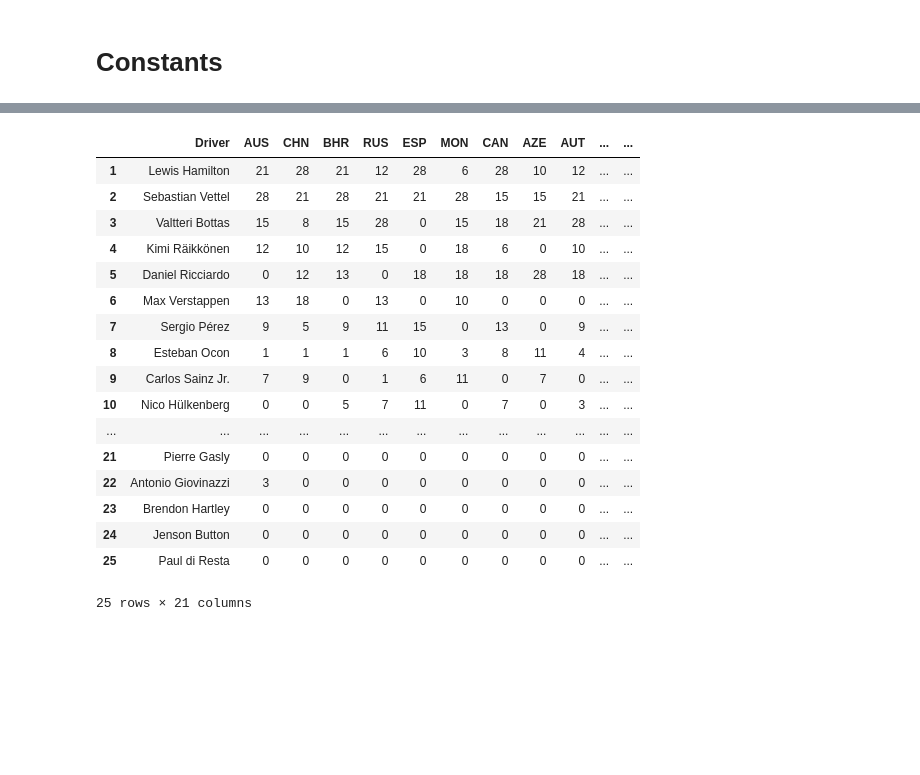
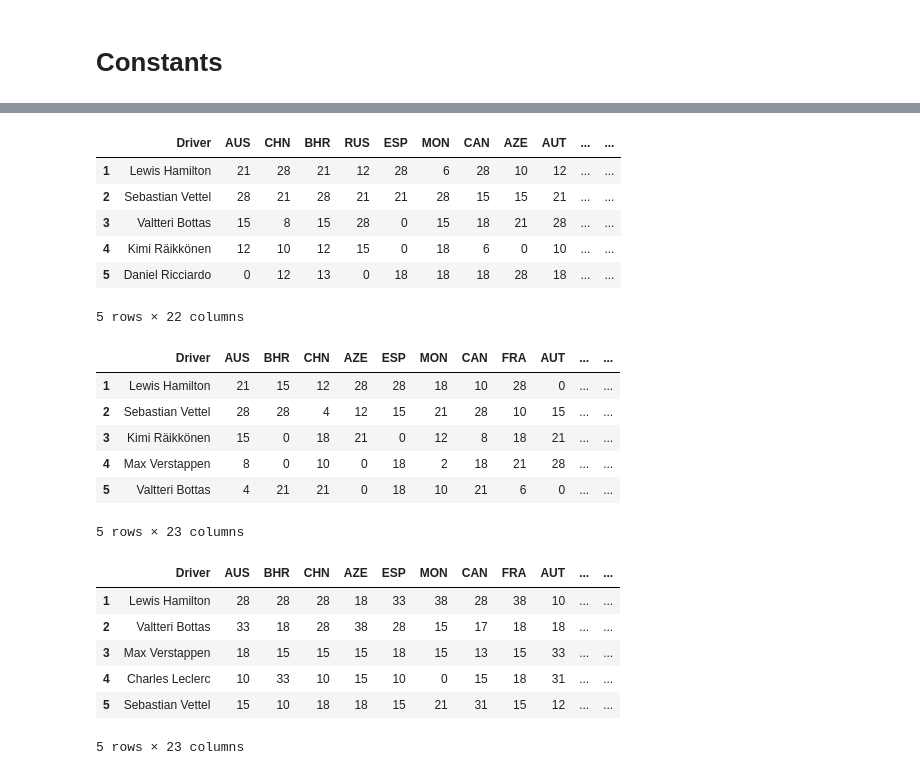
Before and after one commit to trentwoodbury/f1-simulator, a Jupyter notebook: data_scraping.ipynb, the cells around one changed output, grey strips where cells are left out. Cells and saved outputs as stored; diff of their text form; code cells hidden in the pictures; blank space fills up the shorter version.

```diff
--- a/data_scraping.ipynb
+++ b/data_scraping.ipynb
@@ -248,21 +229,30 @@ score_teammates_final_df = update_scores_by_comparison(position_teammates_df, sc
-# %%
-score_teammates_final_df
-# %% [output]
-|  | Driver | AUS | CHN | BHR | RUS | ESP | MON | CAN | AZE | AUT | ... | ... |
-| 1 | Lewis Hamilton | 21 | 28 | 21 | 12 | 28 | 6 | 28 | 10 | 12 | ... | ... |
-| 2 | Sebastian Vettel | 28 | 21 | 28 | 21 | 21 | 28 | 15 | 15 | 21 | ... | ... |
-| 3 | Valtteri Bottas | 15 | 8 | 15 | 28 | 0 | 15 | 18 | 21 | 28 | ... | ... |
-| 4 | Kimi Räikkönen | 12 | 10 | 12 | 15 | 0 | 18 | 6 | 0 | 10 | ... | ... |
-| 5 | Daniel Ricciardo | 0 | 12 | 13 | 0 | 18 | 18 | 18 | 28 | 18 | ... | ... |
-| 6 | Max Verstappen | 13 | 18 | 0 | 13 | 0 | 10 | 0 | 0 | 0 | ... | ... |
-| 7 | Sergio Pérez | 9 | 5 | 9 | 11 | 15 | 0 | 13 | 0 | 9 | ... | ... |
-| 8 | Esteban Ocon | 1 | 1 | 1 | 6 | 10 | 3 | 8 | 11 | 4 | ... | ... |
-| 9 | Carlos Sainz Jr. | 7 | 9 | 0 | 1 | 6 | 11 | 0 | 7 | 0 | ... | ... |
-| 10 | Nico Hülkenberg | 0 | 0 | 5 | 7 | 11 | 0 | 7 | 0 | 3 | ... | ... |
-| ... | ... | ... | ... | ... | ... | ... | ... | ... | ... | ... | ... | ... |
-| 21 | Pierre Gasly | 0 | 0 | 0 | 0 | 0 | 0 | 0 | 0 | 0 | ... | ... |
-| 22 | Antonio Giovinazzi | 3 | 0 | 0 | 0 | 0 | 0 | 0 | 0 | 0 | ... | ... |
-| 23 | Brendon Hartley | 0 | 0 | 0 | 0 | 0 | 0 | 0 | 0 | 0 | ... | ... |
-| 24 | Jenson Button | 0 | 0 | 0 | 0 | 0 | 0 | 0 | 0 | 0 | ... | ... |
-| 25 | Paul di Resta | 0 | 0 | 0 | 0 | 0 | 0 | 0 | 0 | 0 | ... | ... |
-25 rows × 21 columns
+# %%
+score_df_17.head(5)
+# %% [output]
+|  | Driver | AUS | CHN | BHR | RUS | ESP | MON | CAN | AZE | AUT | ... | ... |
+| 1 | Lewis Hamilton | 21 | 28 | 21 | 12 | 28 | 6 | 28 | 10 | 12 | ... | ... |
+| 2 | Sebastian Vettel | 28 | 21 | 28 | 21 | 21 | 28 | 15 | 15 | 21 | ... | ... |
+| 3 | Valtteri Bottas | 15 | 8 | 15 | 28 | 0 | 15 | 18 | 21 | 28 | ... | ... |
+| 4 | Kimi Räikkönen | 12 | 10 | 12 | 15 | 0 | 18 | 6 | 0 | 10 | ... | ... |
+| 5 | Daniel Ricciardo | 0 | 12 | 13 | 0 | 18 | 18 | 18 | 28 | 18 | ... | ... |
+5 rows × 22 columns
+# %%
+score_df_18.head(5)
+# %% [output]
+|  | Driver | AUS | BHR | CHN | AZE | ESP | MON | CAN | FRA | AUT | ... | ... |
+| 1 | Lewis Hamilton | 21 | 15 | 12 | 28 | 28 | 18 | 10 | 28 | 0 | ... | ... |
+| 2 | Sebastian Vettel | 28 | 28 | 4 | 12 | 15 | 21 | 28 | 10 | 15 | ... | ... |
+| 3 | Kimi Räikkönen | 15 | 0 | 18 | 21 | 0 | 12 | 8 | 18 | 21 | ... | ... |
+| 4 | Max Verstappen | 8 | 0 | 10 | 0 | 18 | 2 | 18 | 21 | 28 | ... | ... |
+| 5 | Valtteri Bottas | 4 | 21 | 21 | 0 | 18 | 10 | 21 | 6 | 0 | ... | ... |
+5 rows × 23 columns
+# %%
+score_df_19.head(5)
+# %% [output]
+|  | Driver | AUS | BHR | CHN | AZE | ESP | MON | CAN | FRA | AUT | ... | ... |
+| 1 | Lewis Hamilton | 28 | 28 | 28 | 18 | 33 | 38 | 28 | 38 | 10 | ... | ... |
+| 2 | Valtteri Bottas | 33 | 18 | 28 | 38 | 28 | 15 | 17 | 18 | 18 | ... | ... |
+| 3 | Max Verstappen | 18 | 15 | 15 | 15 | 18 | 15 | 13 | 15 | 33 | ... | ... |
+| 4 | Charles Leclerc | 10 | 33 | 10 | 15 | 10 | 0 | 15 | 18 | 31 | ... | ... |
+| 5 | Sebastian Vettel | 15 | 10 | 18 | 18 | 15 | 21 | 31 | 15 | 12 | ... | ... |
+5 rows × 23 columns
```
Also changed, not shown: parts of 9 cells of this notebook, 2 other files.
